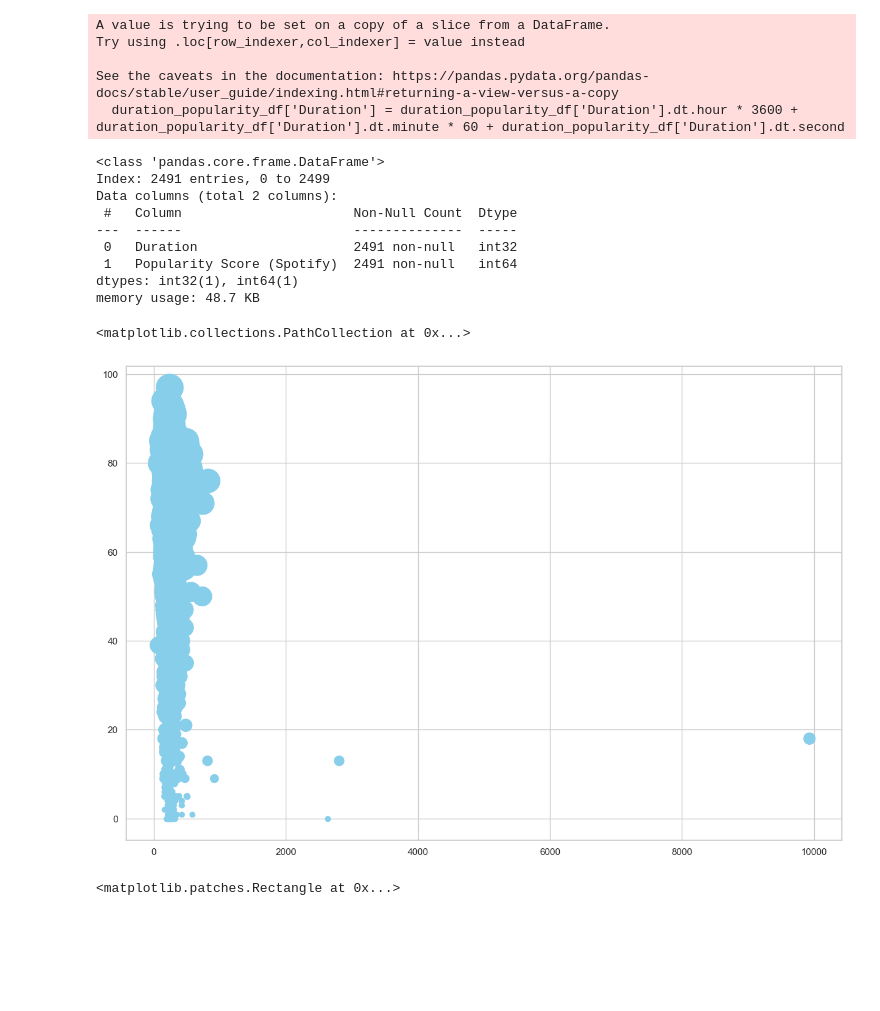
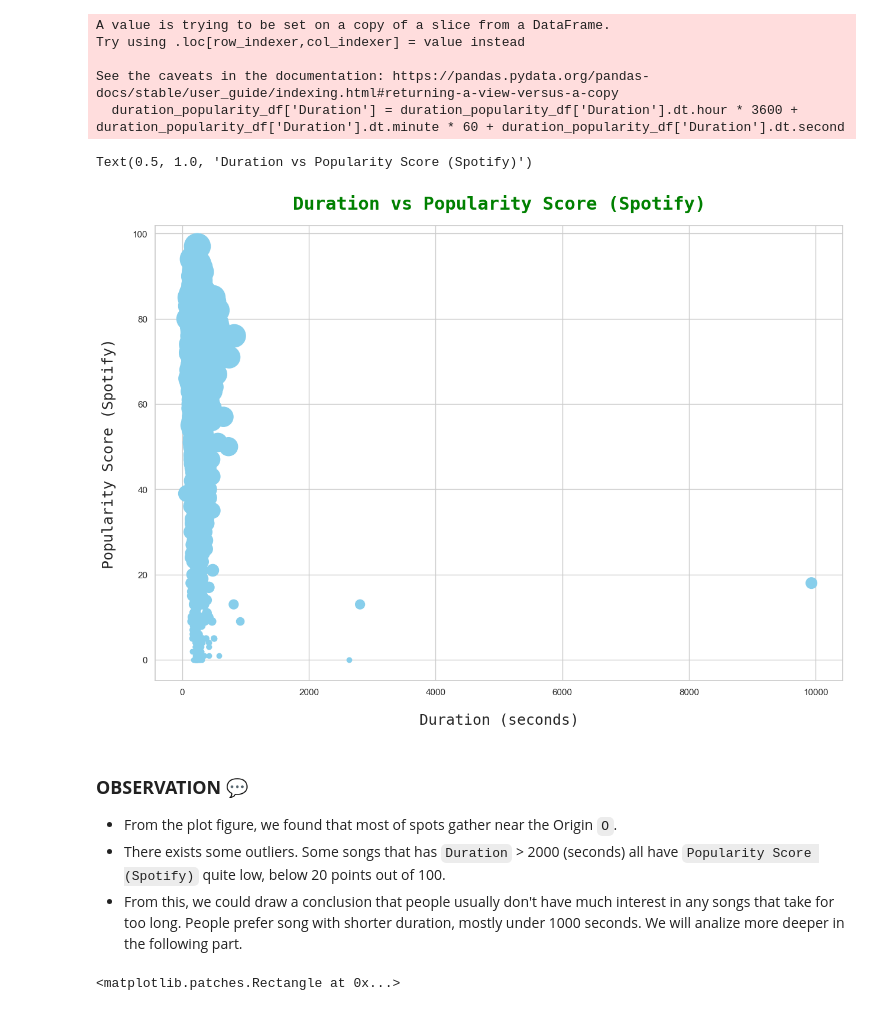
Before and after one commit to danghuynh-bit/youtube_project_DS, a Jupyter notebook: notebooks/3.0_Eda.ipynb, the cells around one changed output. Saved outputs shown, nothing was run; the diff lists cells and outputs as text; code cells hidden in the pictures; blank space fills up the shorter version.

```diff
--- a/notebooks/3.0_Eda.ipynb
+++ b/notebooks/3.0_Eda.ipynb
@@ -876,30 +877,24 @@ Try using .loc[row_indexer,col_indexer] = value instead
 
 See the caveats in the documentation: https://pandas.pydata.org/pandas-docs/stable/user_guide/indexing.html#returning-a-view-versus-a-copy
   duration_popularity_df['Duration'] = duration_popularity_df['Duration'].dt.hour * 3600 + duration_popularity_df['Duration'].dt.minute * 60 + duration_popularity_df['Duration'].dt.second
-# %%
-duration_popularity_df.info()
-# %% [output]
-<class 'pandas.core.frame.DataFrame'>
-Index: 2491 entries, 0 to 2499
-Data columns (total 2 columns):
- #   Column                      Non-Null Count  Dtype
----  ------                      --------------  -----
- 0   Duration                    2491 non-null   int32
- 1   Popularity Score (Spotify)  2491 non-null   int64
-dtypes: int32(1), int64(1)
-memory usage: 48.7 KB
 # %%
 
 # Create a figure and axis
 fig, ax = plt.subplots(figsize=(15, 10))
-# Plot the scatter plot
-# scale the size of the dots based on the number of views
-# scale Ox by 1000 to make the graph more readable
+
 ax.scatter(duration_popularity_df['Duration'], duration_popularity_df['Popularity Score (Spotify)'], s=duration_popularity_df['Popularity Score (Spotify)'] * 10, color='skyblue')
 ax.scatter(duration_popularity_df['Duration'], duration_popularity_df['Popularity Score (Spotify)'], color='skyblue')
+ax.set_xlabel('Duration (seconds)', labelpad=20, fontsize=18, fontfamily='monospace')
+ax.set_ylabel('Popularity Score (Spotify)', labelpad=20, fontsize=18, fontfamily='monospace')
+ax.set_title('Duration vs Popularity Score (Spotify)', pad=20, fontsize=22, fontweight='bold', fontfamily='monospace', color='green')
 # %% [output]
-<matplotlib.collections.PathCollection at 0x...>
+Text(0.5, 1.0, 'Duration vs Popularity Score (Spotify)')
-[figure, old version]
+[figure, new version]
+# %% [markdown]
+### **OBSERVATION** 💬
+- From the plot figure, we found that most of spots gather near the Origin `O`.
+- There exists some outliers. Some songs that has `Duration` > 2000 (seconds) all have `Popularity Score (Spotify)` quite low, below 20 points out of 100.
+- From this, we could draw a conclusion that people usually don't have much interest in any songs that take for too long. People prefer song with shorter duration, mostly under 1000 seconds. We will analize more deeper in the following part.
 # %%
 # Remove outliers
 duration_popularity_df = duration_popularity_df[duration_popularity_df['Duration'] < 1000]
```
Also changed, not shown: parts of 60 cells of this notebook, 1 other file.
